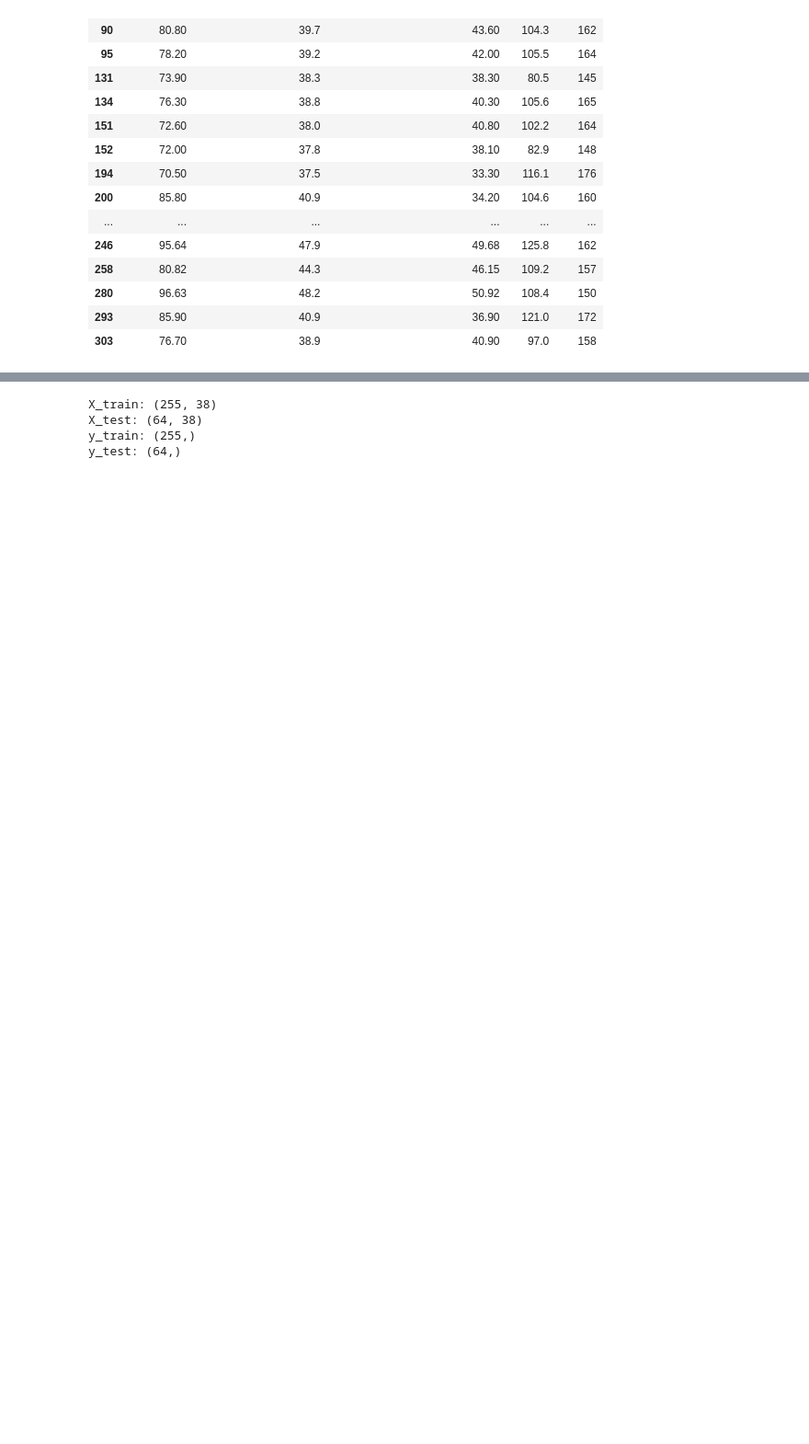
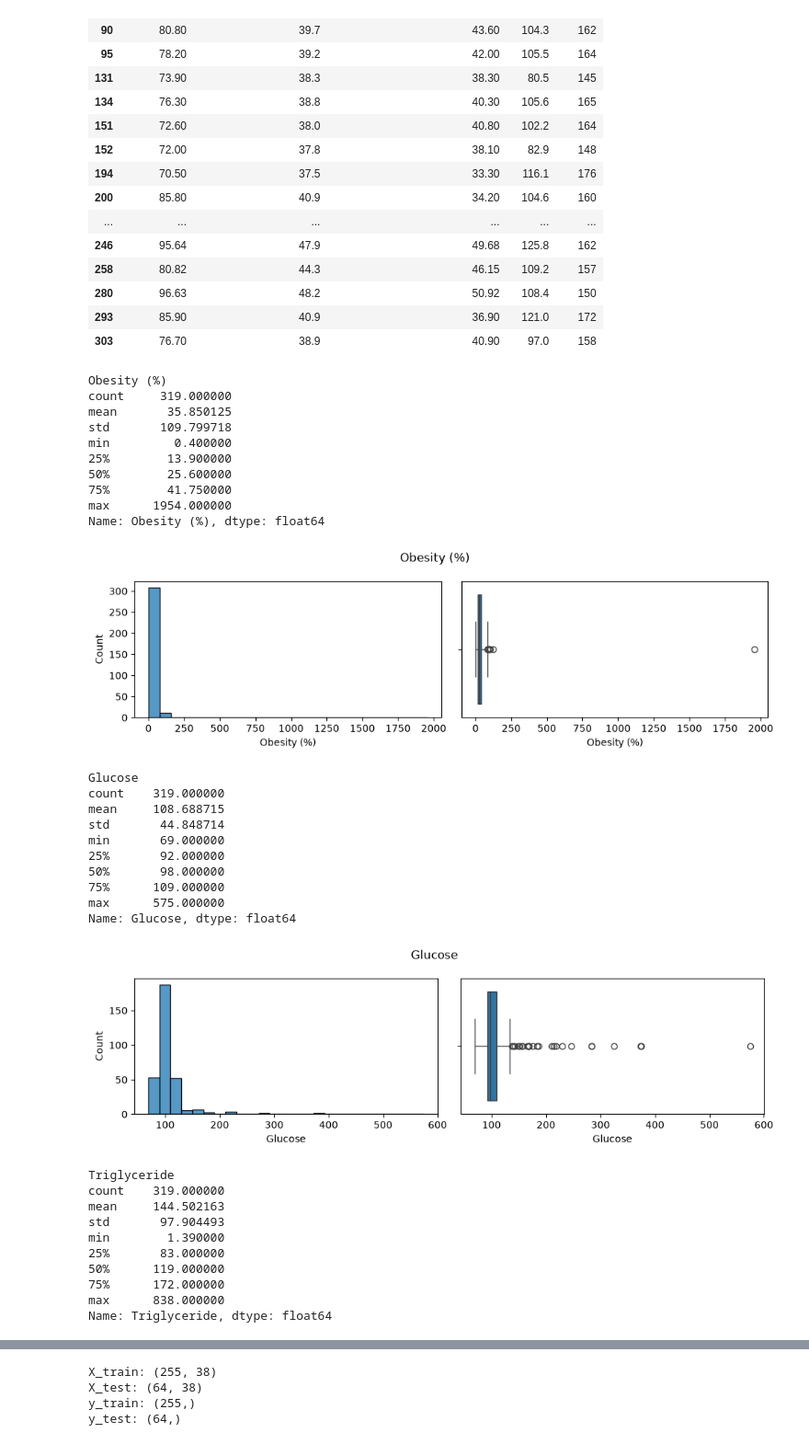
Before and after one commit to aaronsd1/DAT540-group-project, a Jupyter notebook: notebooks/01_exploration.ipynb, the cells around one changed output, grey strips where cells are left out. Shown at 92% size. Saved outputs shown, nothing was run; the diff lists cells and outputs as text; code cells hidden in the pictures; blank space fills up the shorter version.

```diff
--- a/notebooks/01_exploration.ipynb
+++ b/notebooks/01_exploration.ipynb
@@ -109,3 +111,54 @@ dataframe.loc[
 | 280 | 96.63 | 48.2 | 50.92 | 108.4 | 150 |
 | 293 | 85.90 | 40.9 | 36.90 | 121.0 | 172 |
 | 303 | 76.70 | 38.9 | 40.90 | 97.0 | 158 |
+# %%
+import matplotlib.pyplot as plt
+import seaborn as sns
+
+columns = ["Obesity (%)", "Glucose", "Triglyceride"]
+
+for col in columns:
+    print(f"\n{col}")
+    print(dataframe[col].describe())
+
+    fig, axes = plt.subplots(1, 2, figsize=(10, 3))
+
+    sns.histplot(dataframe[col], bins=25, ax=axes[0])
+    sns.boxplot(x=dataframe[col], ax=axes[1])
+
+    plt.suptitle(col)
+    plt.tight_layout()
+    plt.show()
+# %% [output]
+Obesity (%)
+count     319.000000
+mean       35.850125
+std       109.799718
+min         0.400000
+25%        13.900000
+50%        25.600000
+75%        41.750000
+max      1954.000000
+Name: Obesity (%), dtype: float64
+[figure, added]
+Glucose
+count    319.000000
+mean     108.688715
+std       44.848714
+min       69.000000
+25%       92.000000
+50%       98.000000
+75%      109.000000
+max      575.000000
+Name: Glucose, dtype: float64
+[figure, added]
+Triglyceride
+count    319.000000
+mean     144.502163
+std       97.904493
+min        1.390000
+25%       83.000000
+50%      119.000000
+75%      172.000000
+max      838.000000
+Name: Triglyceride, dtype: float64
```
Also changed, not shown: parts of 5 cells of this notebook.
